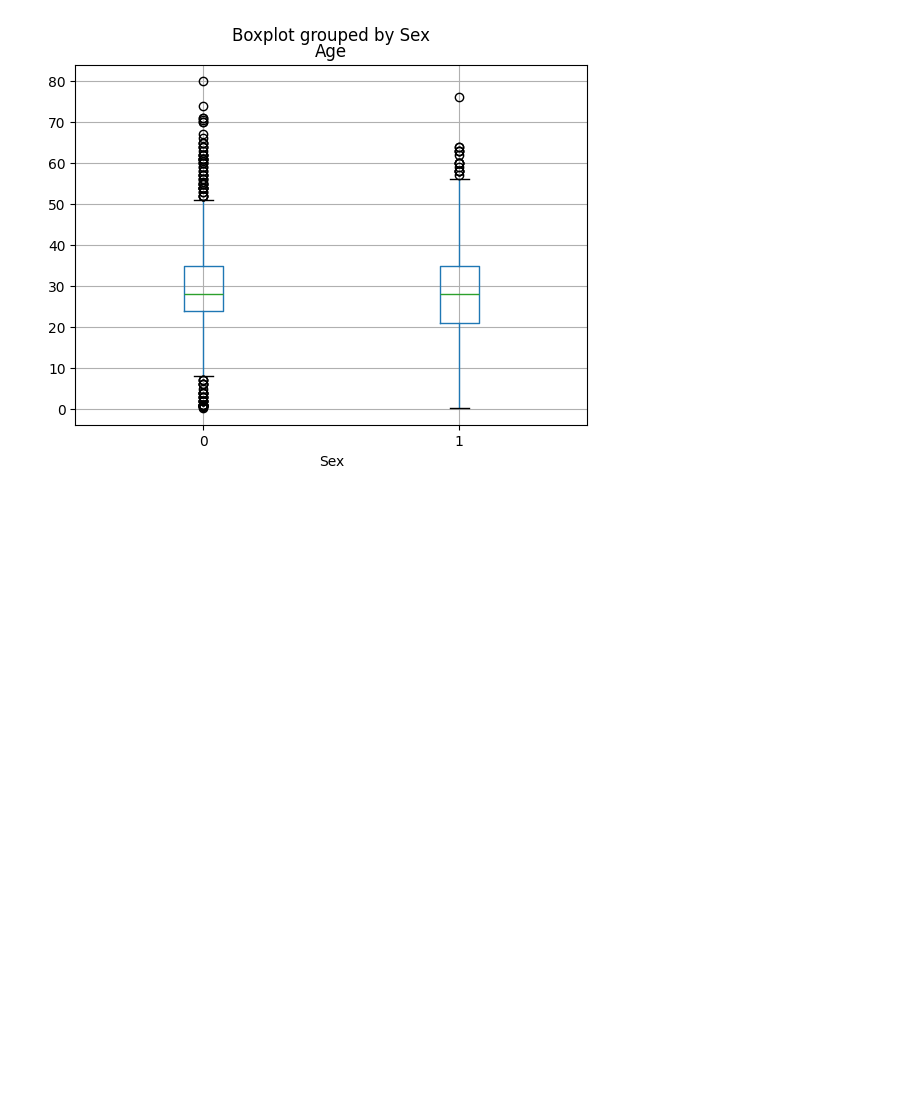
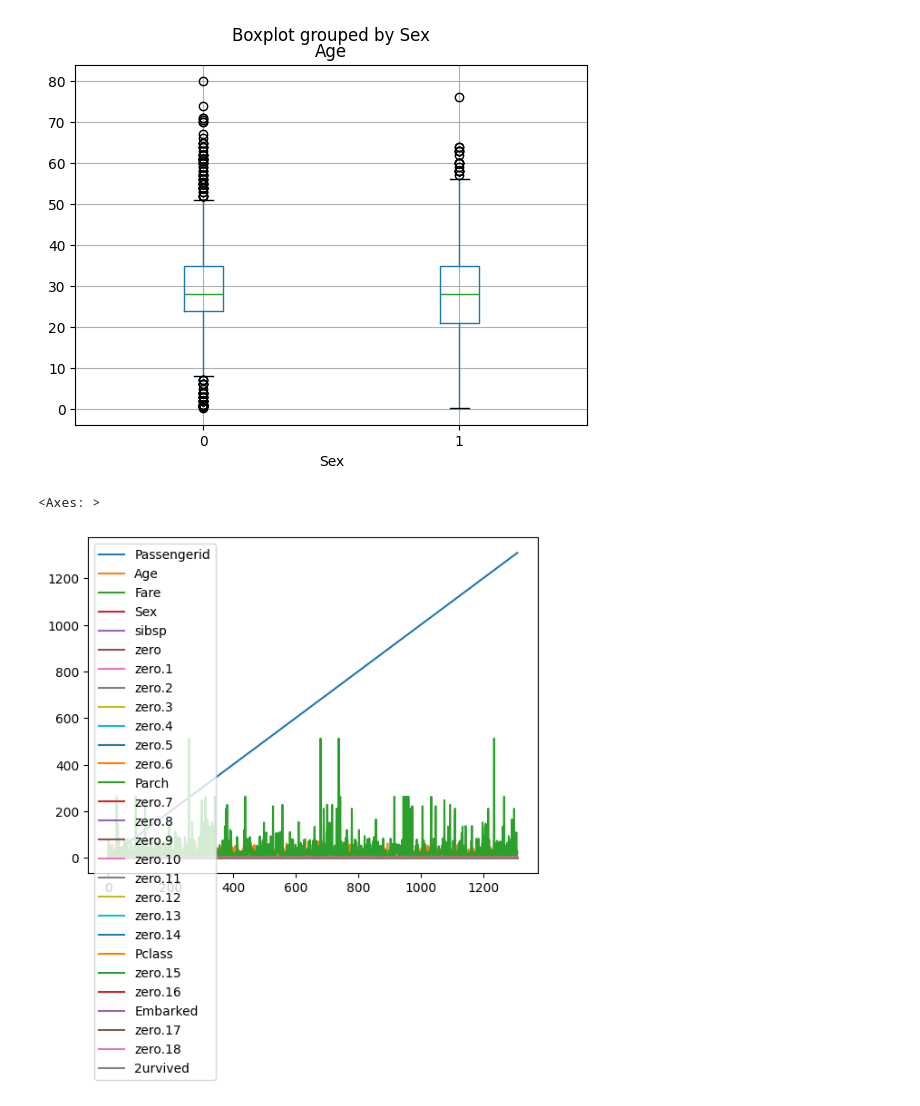
Before and after one commit to Girii-397/COLAB_DATA-ANALYST, a Jupyter notebook: Day_4.ipynb, the cells around one changed output. Cells and saved outputs as stored; diff of their text form; code cells hidden in the pictures; blank space fills up the shorter version.

```diff
--- a/Day_4.ipynb
+++ b/Day_4.ipynb
@@ -519,3 +737,8 @@ data.boxplot(column='Age', by='Sex')
 plt.show()
 # %% [output]
 [figure]
+# %%
+data.plot(kind='line')
+# %% [output]
+<Axes: >
+[figure, added]
```
Also changed, not shown: parts of 85 cells of this notebook.
